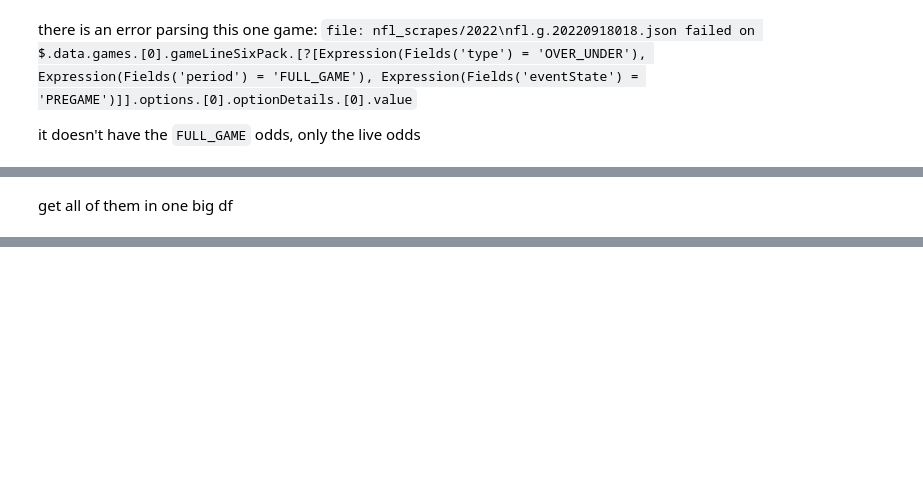
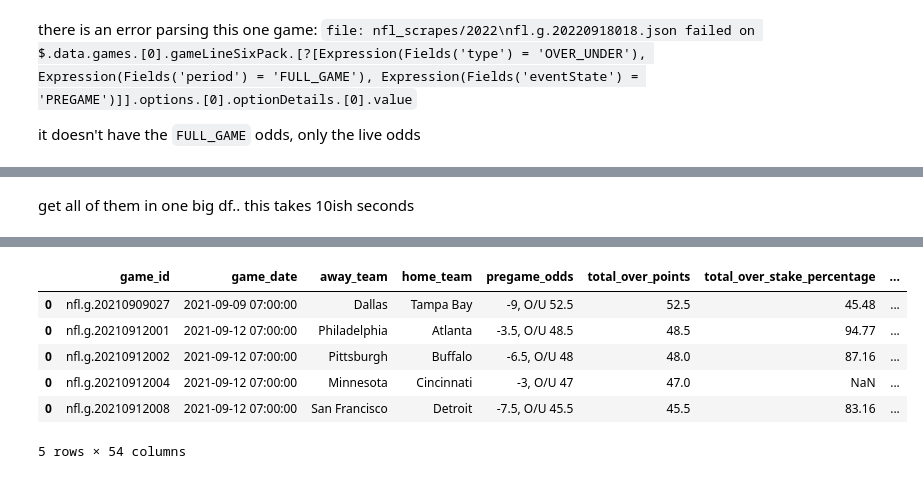
Before and after one commit to csdurfee/scrape_yahoo_odds, a Jupyter notebook: explore_football.ipynb, the cells around one changed output, grey strips where cells are left out. Drawn from its saved outputs; the diff is of its cells as text; code cells hidden in the pictures; blank space fills up the shorter version.

```diff
--- a/explore_football.ipynb
+++ b/explore_football.ipynb
@@ -372,5 +202,5 @@ len(all_filenames)
 # %% [markdown]
-get all of them in one big df
+get all of them in one big df.. this takes 10ish seconds
 # %%
 dataframes = []
 
@@ -401,3 +229,13 @@ file: nfl_scrapes/2022\nfl.g.20220918018.json failed on $.data.games.[0].gameLin
 file: nfl_scrapes/2022\nfl.g.20220918018.json failed on $.data.games.[0].gameLineSixPack.[?[Expression(Fields('type') = 'SPREAD'), Expression(Fields('period') = 'FULL_GAME'), Expression(Fields('eventS ...
 file: nfl_scrapes/2022\nfl.g.20220918018.json failed on $.data.games.[0].gameLineSixPack.[?[Expression(Fields('type') = 'SPREAD'), Expression(Fields('period') = 'FULL_GAME'), Expression(Fields('eventS ...
 file: nfl_scrapes/2022\nfl.g.20220918018.json failed on $.data.games.[0].gameLineSixPack.[?[Expression(Fields('type') = 'SPREAD'), Expression(Fields('period') = 'FULL_GAME'), Expression(Fields('eventS ...
+# %%
+df_all.head(5)
+# %% [output]
+|  | game_id | game_date | away_team | home_team | pregame_odds | total_over_points | total_over_stake_percentage | ... |
+| 0 | nfl.g.20210909027 | 2021-09-09 07:00:00 | Dallas | Tampa Bay | -9, O/U 52.5 | 52.5 | 45.48 | ... |
+| 0 | nfl.g.20210912001 | 2021-09-12 07:00:00 | Philadelphia | Atlanta | -3.5, O/U 48.5 | 48.5 | 94.77 | ... |
+| 0 | nfl.g.20210912002 | 2021-09-12 07:00:00 | Pittsburgh | Buffalo | -6.5, O/U 48 | 48.0 | 87.16 | ... |
+| 0 | nfl.g.20210912004 | 2021-09-12 07:00:00 | Minnesota | Cincinnati | -3, O/U 47 | 47.0 | NaN | ... |
+| 0 | nfl.g.20210912008 | 2021-09-12 07:00:00 | San Francisco | Detroit | -7.5, O/U 45.5 | 45.5 | 83.16 | ... |
+5 rows × 54 columns
```
Also changed, not shown: parts of 157 cells of this notebook.
